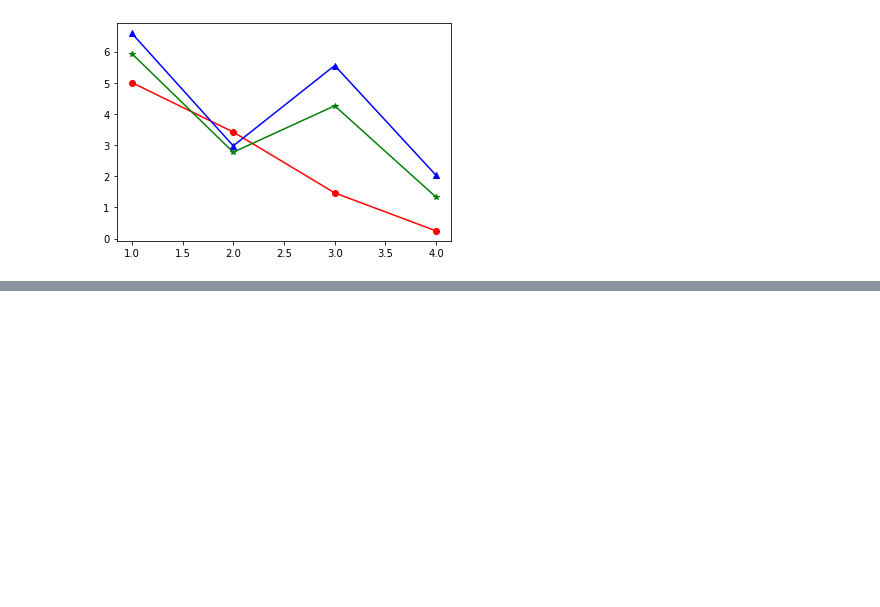
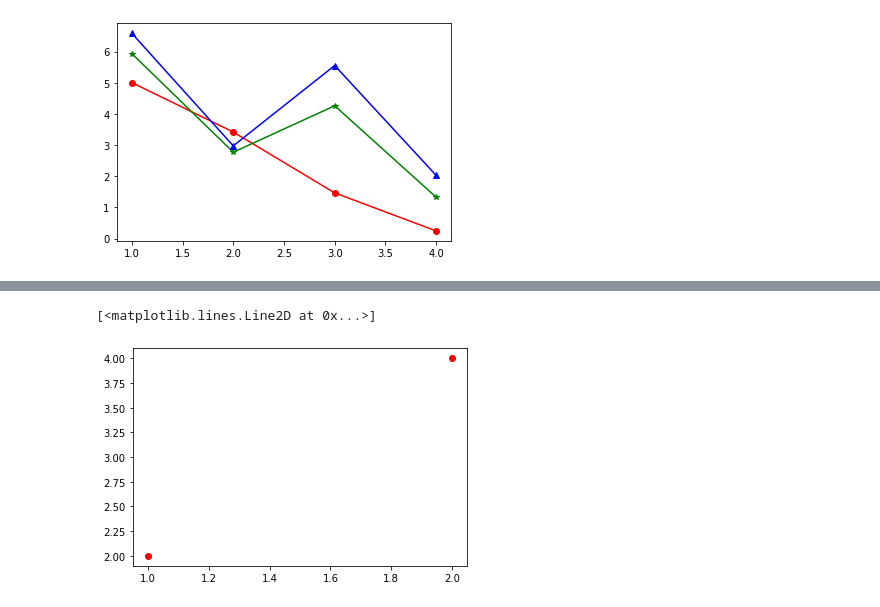
Before and after one commit to nichakornchaisuwan/data_viz_2022, a Jupyter notebook: DataViz04_Data_Comparison.ipynb, the cells around one changed output, grey strips where cells are left out. Drawn from its saved outputs; the diff is of its cells as text; code cells hidden in the pictures; blank space fills up the shorter version.

```diff
--- a/DataViz04_Data_Comparison.ipynb
+++ b/DataViz04_Data_Comparison.ipynb
@@ -56,0 +80,5 @@ plt.plot([1,2,3,4],sample_data.iloc[2,:],'b^-')
+# %%
+plt.plot([1,2],[2,4],'ro')
+# %% [output]
+[<matplotlib.lines.Line2D at 0x...>]
+[figure, added]
```
Also changed, not shown: parts of 6 cells of this notebook.
